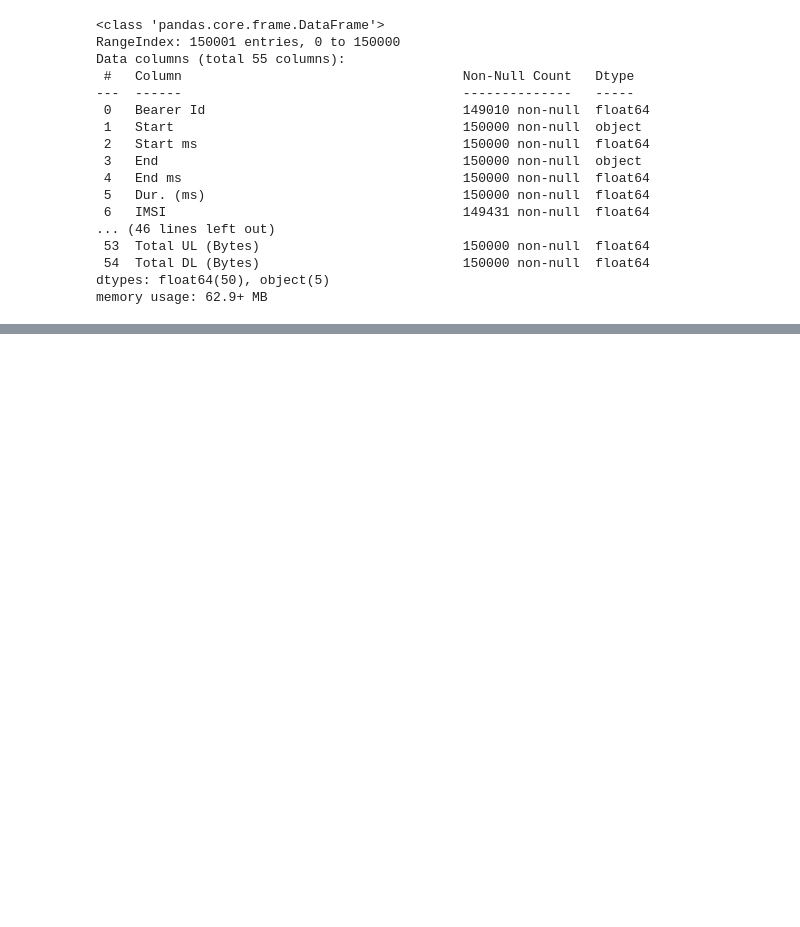
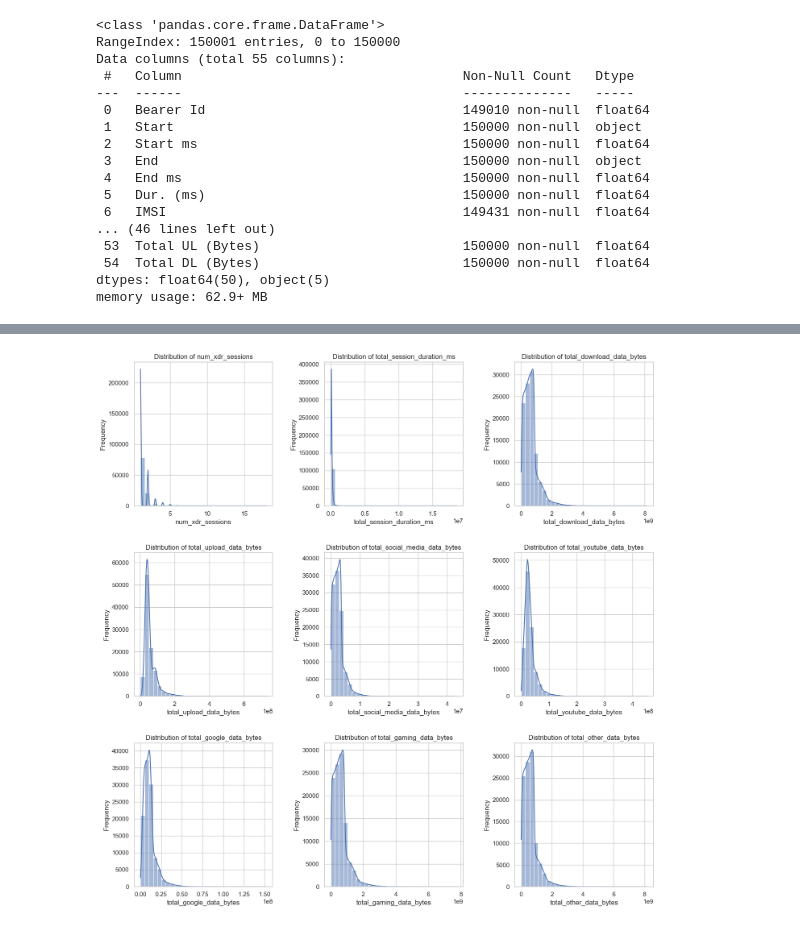
Before and after one commit to eskinder45/teleco, a Jupyter notebook: notebooks/user-overview.ipynb, the cells around one changed output, grey strips where cells are left out. Saved outputs shown, nothing was run; the diff lists cells and outputs as text; code cells hidden in the pictures; blank space fills up the shorter version.

```diff
--- a/notebooks/user-overview.ipynb
+++ b/notebooks/user-overview.ipynb
@@ -92,0 +120,2 @@ LINE 12:             SUM("Other DL" + "Other UL") AS total_other_data...
+# %%
+agregate_df.dropna(inplace=True)
@@ -92,0 +136,15 @@ LINE 12:             SUM("Other DL" + "Other UL") AS total_other_data...
+# %%
+sns.set(style="whitegrid")
+fig, axes = plt.subplots(3, 3, figsize=(15, 15))
+fig.tight_layout(pad=5.0)
+
+for i, column in enumerate(list(agregate_df.columns)[1:]):
+    ax = axes[i // 3, i % 3]
+    sns.histplot(agregate_df[column], kde=True, bins=30, ax=ax)
+    ax.set_title(f'Distribution of {column}')
+    ax.set_xlabel(column)
+    ax.set_ylabel('Frequency')
+
+plt.show()
+# %% [output]
+[figure, added]
```
Also changed, not shown: parts of 6 cells of this notebook, 1 other file.
